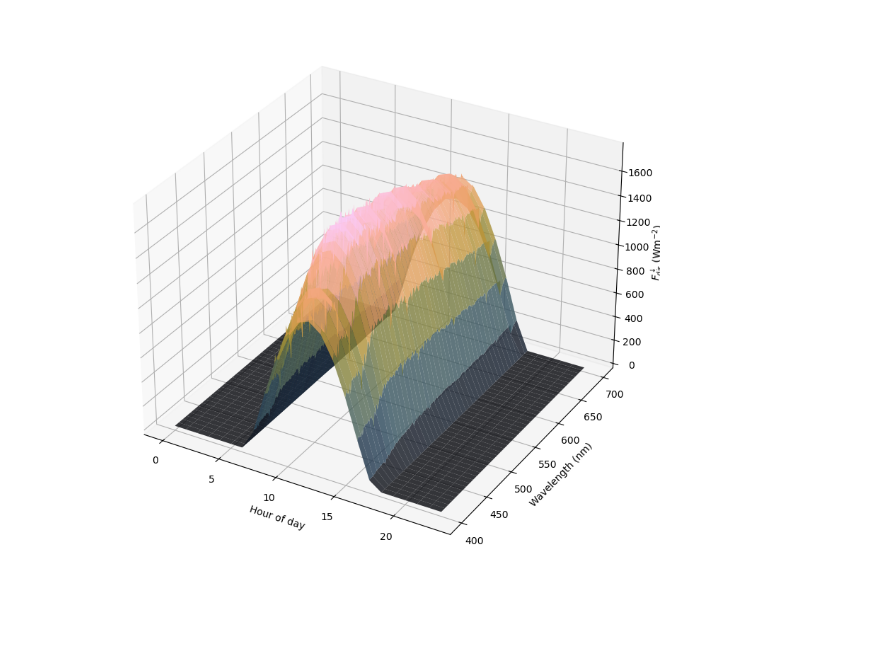
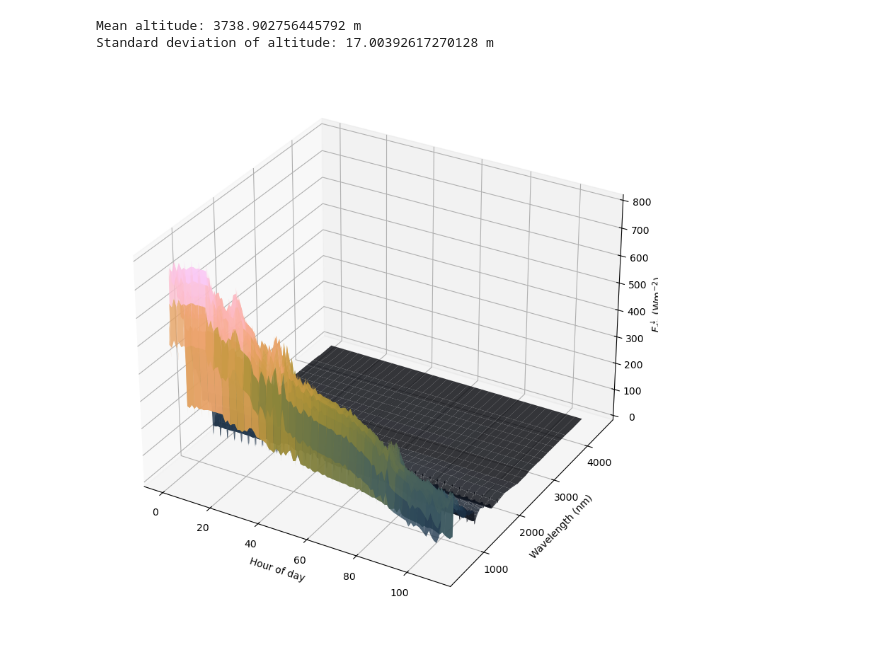
Before and after one commit to FranzFlink/pyRadtran, a Jupyter notebook: notebooks/quickstart.ipynb, the cells around one changed output. Saved outputs shown, nothing was run; the diff lists cells and outputs as text; code cells hidden in the pictures; blank space fills up the shorter version.

```diff
--- a/notebooks/quickstart.ipynb
+++ b/notebooks/quickstart.ipynb
@@ -5,7 +109,6 @@ from pyradtran.core import Simulation, generate_input_content
 from pyradtran.io import parse_uvspec_output
 from pyradtran.interface import PyRadtranAccessor  # This should register the accessor automatically
 from dataclasses import asdict
-
 import matplotlib.pyplot as plt
 import numpy as np
 import xarray as xr
@@ -18,4 +121,17 @@ import pandas as pd
 config_path = Path('../config/spectral_config.yaml')
 import logging
 # deactivate logging for pyradtran
-logging.getLogger('pyradtran').setLevel(logging.CRITICAL)
+logging.getLogger('pyradtran').setLevel(logging.DEBUG)
+
+N_timesteps = 24
+
+ds = xr.Dataset(
+    coords={
+        'time' : pd.date_range('2025-04-04', periods=N_timesteps, freq='h'),
+        'latitude' : ('time', [61.0] * N_timesteps),
+        'longitude' : ('time', [22.0] * N_timesteps),
+        'altitude' : ('altitude', [0.4]),
+    }
+)
+
+dsera5 = xr.open_dataset('/projekt_agmwend/data_raw/COMPEX-EC/04_ERA5/ERA5_pressure_levels/20250404.nc')
@@ -48 +168,4 @@ Running single point spectral simulation...
 Simulation complete!
+# %%
+ds_track = xr.open_dataset('/projekt_agmwend/home_rad/Joshua/COMPEX-EC/compex_evi.nc')
+ds_track
@@ -48,0 +190,14 @@ Simulation complete!
+# %%
+ds_to_simulate = ds_track.sel(time='2025-04-04').resample(time='180S').mean(dim='time')
+
+config_path_400_3200 = Path('../config/spectral_config_400_3200.yaml')
+# show the progress of the simulation
+print("Running spectral simulation with 400-3200 nm range...")
+
+logging.getLogger('pyradtran').setLevel(logging.DEBUG)  # Ensure logging is set to critical to avoid clutter
+ds_sim = ds_to_simulate.pyradtran.run_uvspec(
+    config_path=config_path_400_3200,
+    return_dataset=True,
+    save_to_file=True,
+    era5_atmosphere=dsera5,  # Use the custom ERA5 atmosphere dataset
+)
@@ -49,26 +256,34 @@ Simulation complete!
+# %%
+mean_alt = ds_track['altitude'].sel(time=slice('2025-04-04T11:35', '2025-04-04T15:35')).mean()
+std_alt = ds_track['altitude'].sel(time=slice('2025-04-04T11:35', '2025-04-04T15:35')).std()
+print(f"Mean altitude: {mean_alt.values} m")
+print(f"Standard deviation of altitude: {std_alt.values} m")
+# %% [output]
+Mean altitude: 3738.902756445792 m
+Standard deviation of altitude: 17.00392617270128 m
 # %%
 # Plot the results
 from cmcrameri import cm
 
 # make a 3d plot with time on the x-axis, wavelength on the y-axis, and irradiance on the z-axis
 fig = plt.figure(figsize=(12, 8))
 ax = fig.add_subplot(111, projection='3d')
 
 ax.set_prop_cycle(
-    color=cm.batlowK(np.linspace(0, 1, len(ds['wavelength'].values))),
+    color=cm.batlowK(np.linspace(0, 1, len(ds_sim['wavelength'].values))),
 )
 
-x = np.arange(len(ds['time'].values))
-y = ds['wavelength'].values
-z = ds['edir'].values.T
+x = np.arange(len(ds_sim['time'].values))
+y = ds_sim['wavelength'].values
+z = ds_sim['edir'].values.T
 X, Y = np.meshgrid(x, y)
 
 ax.plot_surface(X, Y, z, cmap=cm.batlowK, edgecolor='none', alpha=0.8)
 ax.set_xlabel('Hour of day')
 ax.set_ylabel('Wavelength (nm)')
 ax.set_zlabel('$F_\mathrm{dir}^\downarrow$ ($\mathrm{W m^{-2}}$)')
 
 plt.tight_layout()
 # %% [output]
-[figure, old version]
+[figure, new version]
 # %%
```
Also changed, not shown: parts of 18 cells of this notebook, 7 other files.
